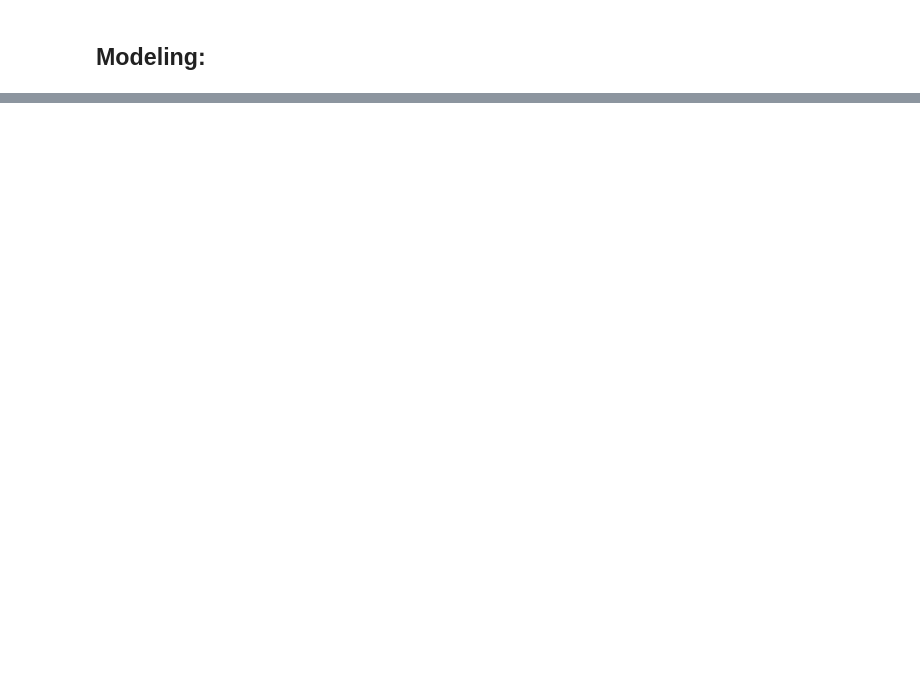
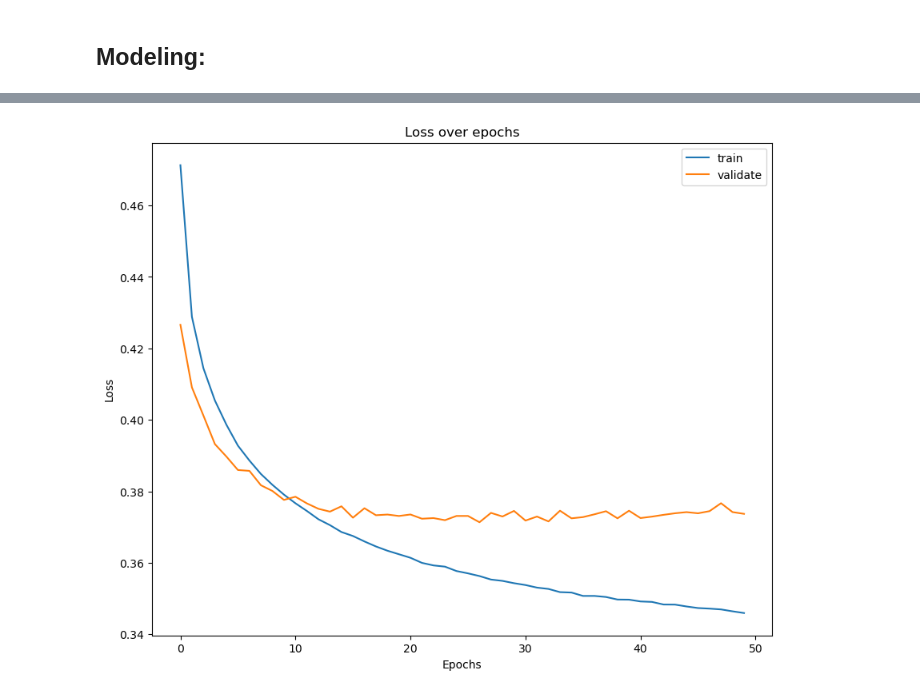
Before and after one commit to saakethkoka/ML-Lab7-RNN, a Jupyter notebook: main.ipynb, the cells around one changed output, grey strips where cells are left out. Drawn from its saved outputs; the diff is of its cells as text; code cells hidden in the pictures; blank space fills up the shorter version.

```diff
--- a/main.ipynb
+++ b/main.ipynb
@@ -112,12 +174,10 @@ X_train = sequence
 # %%
-# create model
-
-rnn = Sequential()
-rnn.add(embedding_layer)
-rnn.add(LSTM(100,dropout=0.2, recurrent_dropout=0.2))
-rnn.add(Dense(1, activation='sigmoid'))
-rnn.compile(loss='binary_crossentropy',
+rnn2 = Sequential()
+rnn2.add(embedding_layer)
+rnn2.add(LSTM(100, dropout=0.2))
+rnn2.add(Dense(1, activation='sigmoid'))
+rnn2.compile(loss='binary_crossentropy',
               optimizer='adam',
               metrics=['accuracy'])
-rnn.summary()
+rnn2.summary()
 # %% [output]
@@ -125,2 +199,2 @@ NameError: name 'Sequential' is not defined
 # %%
-history = rnn.fit(X_train, y_train, epochs=5, validation_data=(X_test, y_test), batch_size=32)
+history_rnn_2 = rnn2.fit(X_train, y_train, epochs=50, validation_data=(X_test, y_test), batch_size=2048)
@@ -126,0 +219,4 @@ history = rnn.fit(X_train, y_train, epochs=5, validation_data=(X_test, y_test),
+# %%
+plot_history(history_rnn_2)
+# %% [output]
+[figure, added]
```
Also changed, not shown: parts of 13 cells of this notebook.
